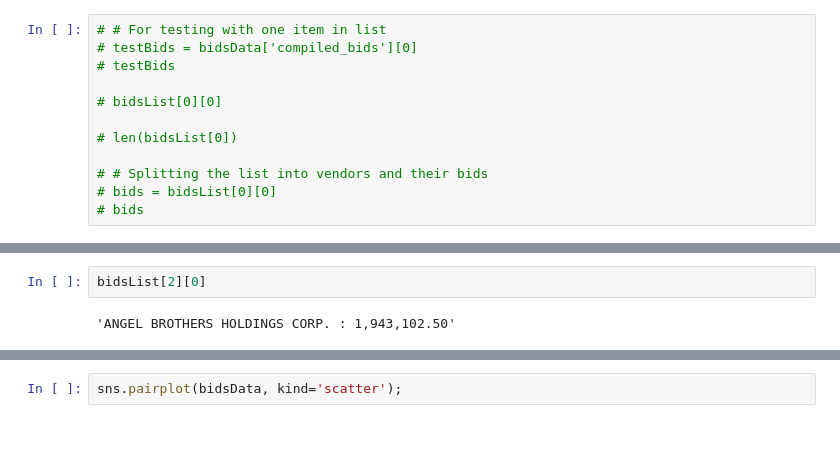
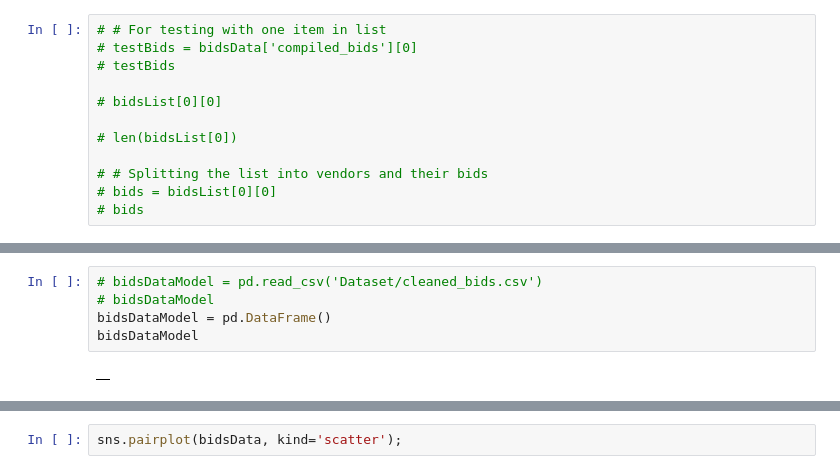
Before and after one commit to ruchigarg-DS/texas-bid-prediction, a Jupyter notebook: EDA.ipynb, the cells around one changed output, grey strips where cells are left out. Cells and saved outputs as stored; diff of their text form; blank space fills up the shorter version.

```diff
--- a/EDA.ipynb
+++ b/EDA.ipynb
@@ -118,7 +227,10 @@ bidsData['compiled_bids']=bidsData['compiled_bids'].replace('\$','',regex=True)
-# %%
-bidsList[2][0]
-# %% [output]
-'ANGEL BROTHERS HOLDINGS CORP. : 1,943,102.50'
+# %%
+# bidsDataModel = pd.read_csv('Dataset/cleaned_bids.csv')
+# bidsDataModel
+bidsDataModel = pd.DataFrame()
+bidsDataModel
+# %% [output]
+|  |
 # %%
 #   Initialize the new Dataframe
 
```
Also changed, not shown: parts of 10 cells of this notebook, 1 other file.
